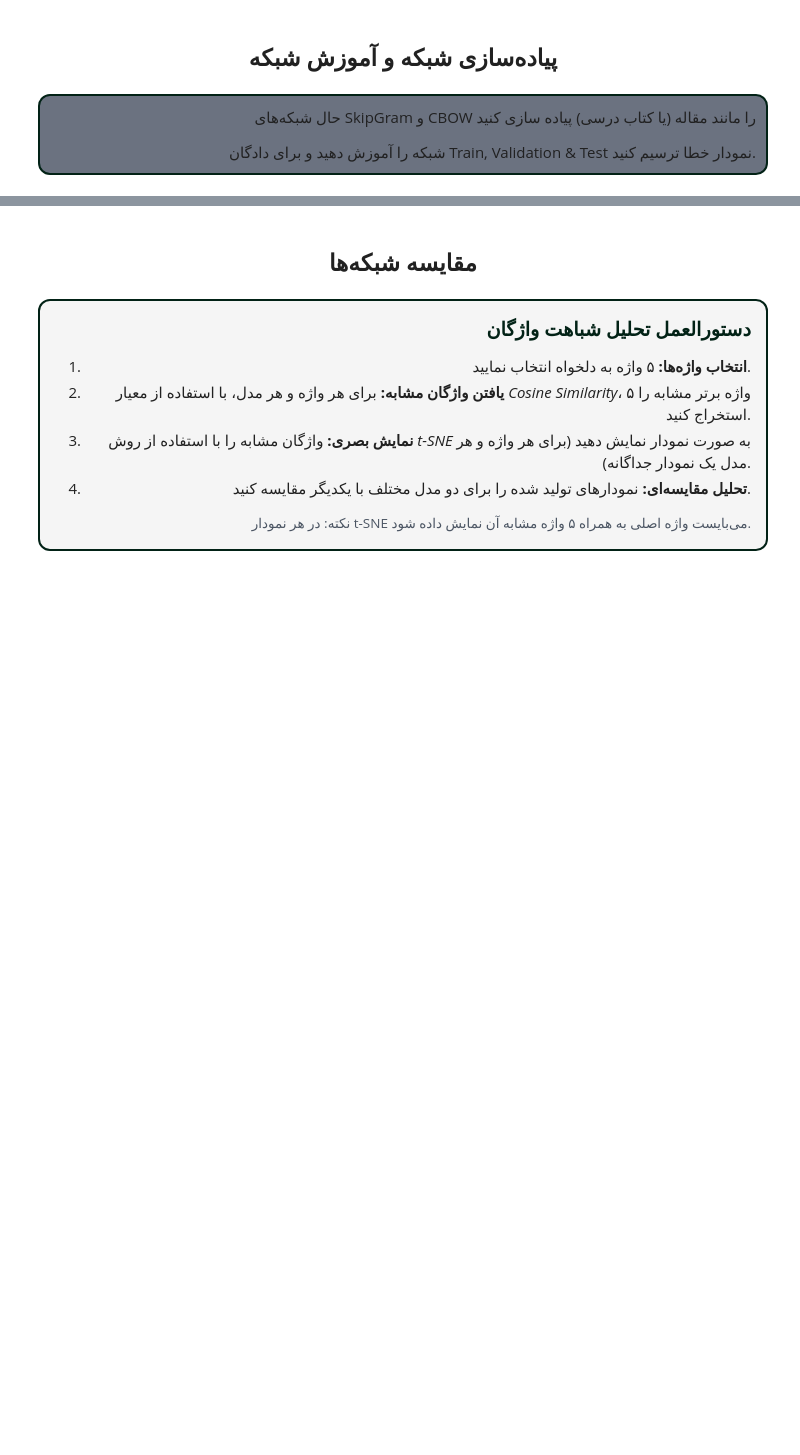
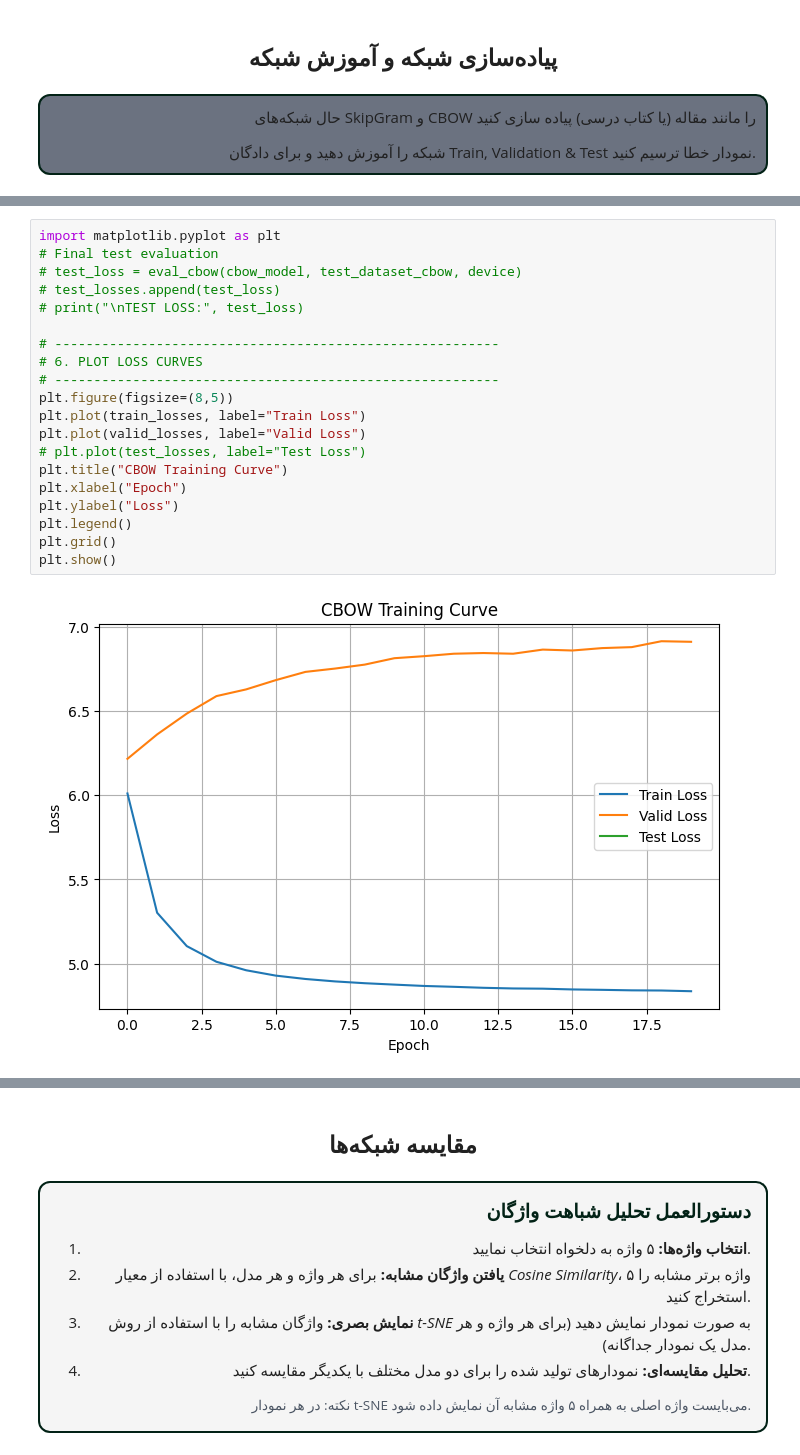
Before and after one commit to pouya-jamildehi/NLP_CA3, a Jupyter notebook: HW3.ipynb, the cells around one changed output, grey strips where cells are left out. Drawn from its saved outputs; the diff is of its cells as text; blank space fills up the shorter version.

```diff
--- a/HW3.ipynb
+++ b/HW3.ipynb
@@ -581,0 +566,22 @@ TypeError: 'DataLoader' object is not subscriptable
+# %%
+import matplotlib.pyplot as plt
+# Final test evaluation
+# test_loss = eval_cbow(cbow_model, test_dataset_cbow, device)
+# test_losses.append(test_loss)
+# print("\nTEST LOSS:", test_loss)
+
+# ---------------------------------------------------------
+# 6. PLOT LOSS CURVES
+# ---------------------------------------------------------
+plt.figure(figsize=(8,5))
+plt.plot(train_losses, label="Train Loss")
+plt.plot(valid_losses, label="Valid Loss")
+# plt.plot(test_losses, label="Test Loss")
+plt.title("CBOW Training Curve")
+plt.xlabel("Epoch")
+plt.ylabel("Loss")
+plt.legend()
+plt.grid()
+plt.show()
+# %% [output]
+[figure, added]
```
Also changed, not shown: parts of 5 cells of this notebook.
